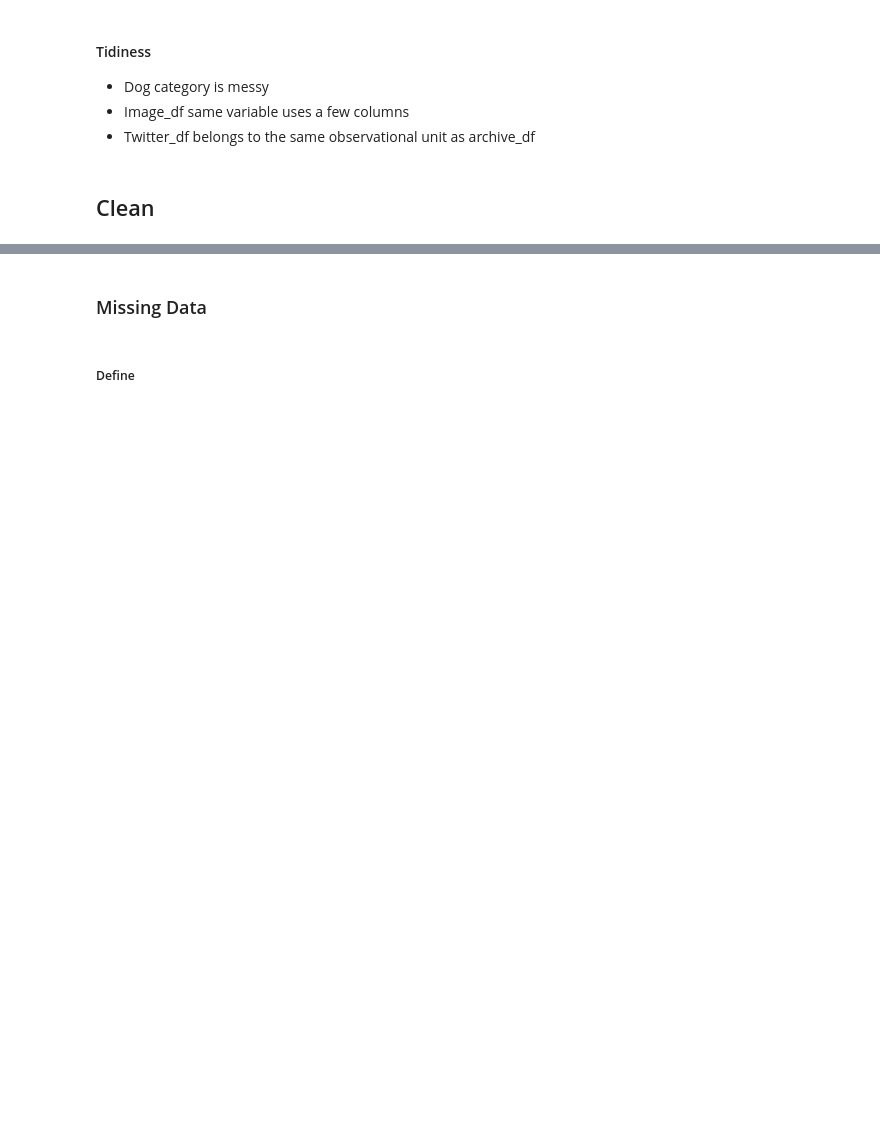
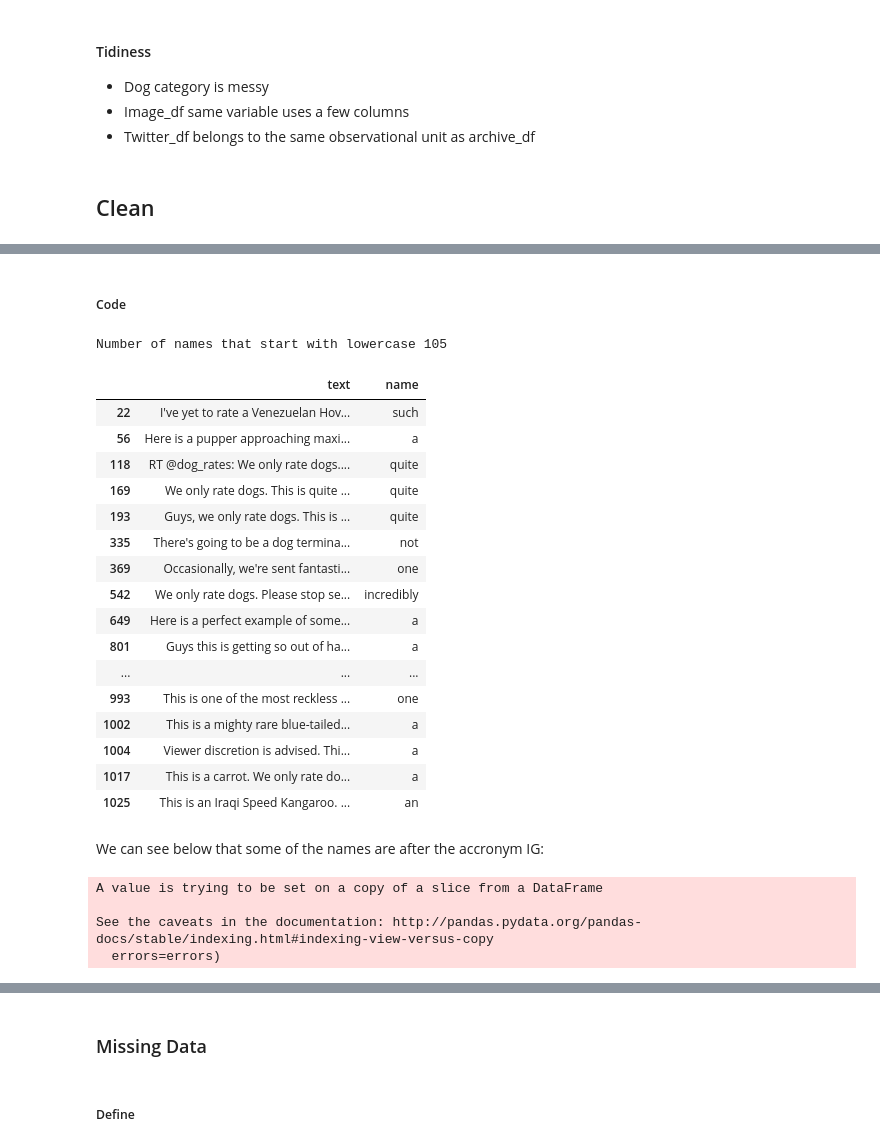
Before and after one commit to aleromar/DataWranglingOnTweeterDb, a Jupyter notebook: wrangle_act.ipynb, the cells around one changed output, grey strips where cells are left out. Saved outputs shown, nothing was run; the diff lists cells and outputs as text; code cells hidden in the pictures; blank space fills up the shorter version.

Commit message:
More cleaning done

```diff
--- a/wrangle_act.ipynb
+++ b/wrangle_act.ipynb
@@ -367,0 +376,9 @@ As for the last dataframe tweeter_df it belongs to the same observational unit a
+# %%
+# Get tweet id for which the tweet was a retweet
+archive_df_clean = archive_df.copy()
+archive_df_clean.drop(['retweeted_status_id'],axis=1,inplace=True)
+archive_df_clean.rename(columns={'retweeted_status_id_2':'retweeted_status_id'},inplace=True)
+retweets = archive_df_clean[archive_df_clean.retweeted_status_id.notnull()]
+duplicated = np.isin(retweets['retweeted_status_id'].astype('int64').values,archive_df_clean.tweet_id.values)
+retweets = retweets[duplicated]
+archive_df_clean.drop(retweets.index,inplace=True)##### Code
@@ -367,0 +401,6 @@ As for the last dataframe tweeter_df it belongs to the same observational unit a
+# %%
+archive_df_clean['timestamp'] = pd.to_datetime(archive_df_clean.timestamp)
+archive_df_clean['retweetebd_status_timestamp'] = pd.to_datetime(archive_df_clean.retweeted_status_timestamp)
+# %%
+archive_df_clean.in_reply_to_user_id = archive_df_clean['in_reply_to_user_id'].astype(str).str.extract('(\d+)')
+archive_df_clean.retweeted_status_user_id = archive_df_clean['retweeted_status_user_id'].astype(str).str.extract('(\d+)')
@@ -367,0 +440,9 @@ As for the last dataframe tweeter_df it belongs to the same observational unit a
+# %%
+# Get tweet id for which the tweet was a reply
+num_rows_before_cleaning_replies = archive_df_clean.shape[0]
+archive_df_clean.drop(['in_reply_to_status_id'],axis=1,inplace=True)
+archive_df_clean.rename(columns={'in_reply_to_status_id_2':'in_reply_to_status_id'},inplace=True)
+replies = archive_df_clean[archive_df_clean.in_reply_to_status_id.notnull()]
+duplicated = np.isin(replies['in_reply_to_status_id'].astype('int64').values,archive_df_clean.tweet_id.values)
+replies = replies[duplicated]
+archive_df_clean.drop(replies.index,inplace=True)
@@ -367,0 +503,40 @@ As for the last dataframe tweeter_df it belongs to the same observational unit a
+# %% [markdown]
+##### Code
+# %%
+nopetname_df = archive_df_clean[archive_df_clean.name.apply(lambda x: x.islower())]
+pd.set_option('max_colwidth',200)
+print('Number of names that start with lowercase {}'.format(nopetname_df.shape[0]))
+nopetname_df[['text','name']].head(20)
+# %% [output]
+Number of names that start with lowercase 105
+|  | text | name |
+| 22 | I've yet to rate a Venezuelan Hov... | such |
+| 56 | Here is a pupper approaching maxi... | a |
+| 118 | RT @dog_rates: We only rate dogs.... | quite |
+| 169 | We only rate dogs. This is quite ... | quite |
+| 193 | Guys, we only rate dogs. This is ... | quite |
+| 335 | There's going to be a dog termina... | not |
+| 369 | Occasionally, we're sent fantasti... | one |
+| 542 | We only rate dogs. Please stop se... | incredibly |
+| 649 | Here is a perfect example of some... | a |
+| 801 | Guys this is getting so out of ha... | a |
+| ... | ... | ... |
+| 993 | This is one of the most reckless ... | one |
+| 1002 | This is a mighty rare blue-tailed... | a |
+| 1004 | Viewer discretion is advised. Thi... | a |
+| 1017 | This is a carrot. We only rate do... | a |
+| 1025 | This is an Iraqi Speed Kangaroo. ... | an |
+# %% [markdown]
+We can see below that some of the names are after the accronym IG:
+# %%
+reg = '([I,i][G,g]: (\w+))'
+newnames = nopetname_df.text.str.extract(reg)[1]
+newnames = newnames[newnames.notnull()]
+newnames = newnames.apply(lambda x: x[0].upper() + x[1:])
+archive_df_clean.loc[newnames.index,'name'] = newnames.values
+nopetname_df.drop(newnames.index,inplace=True)
+# %% [output]
+A value is trying to be set on a copy of a slice from a DataFrame
+
+See the caveats in the documentation: http://pandas.pydata.org/pandas-docs/stable/indexing.html#indexing-view-versus-copy
+  errors=errors)
```
Also changed, not shown: parts of 51 cells of this notebook.
